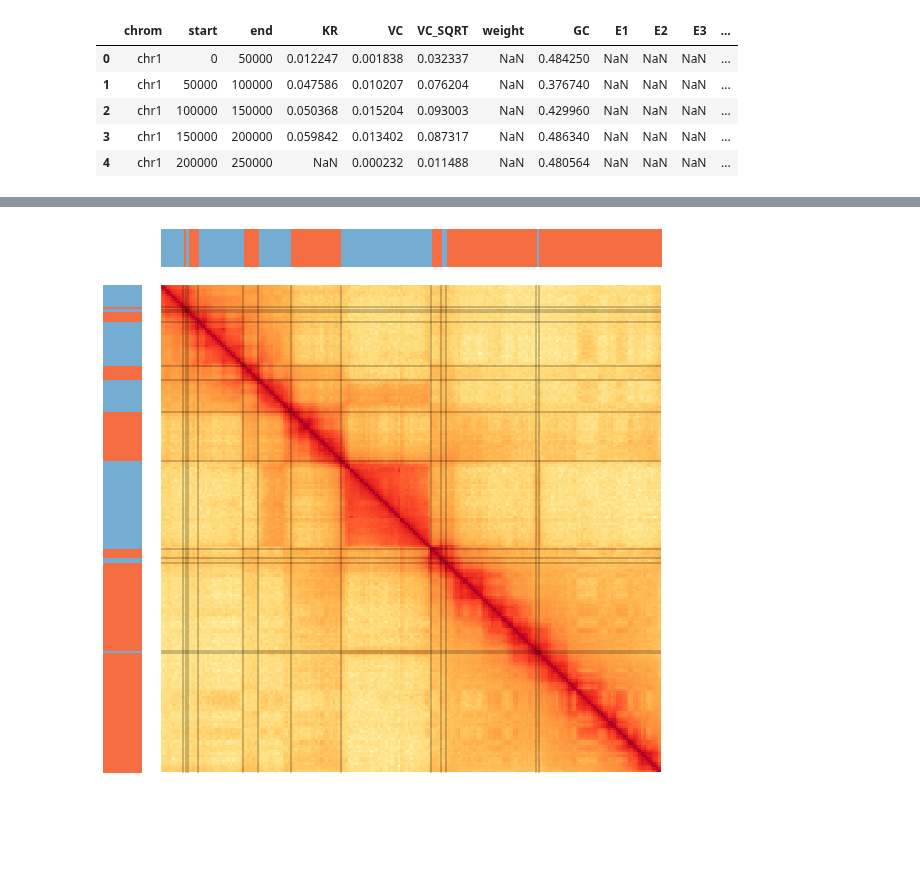
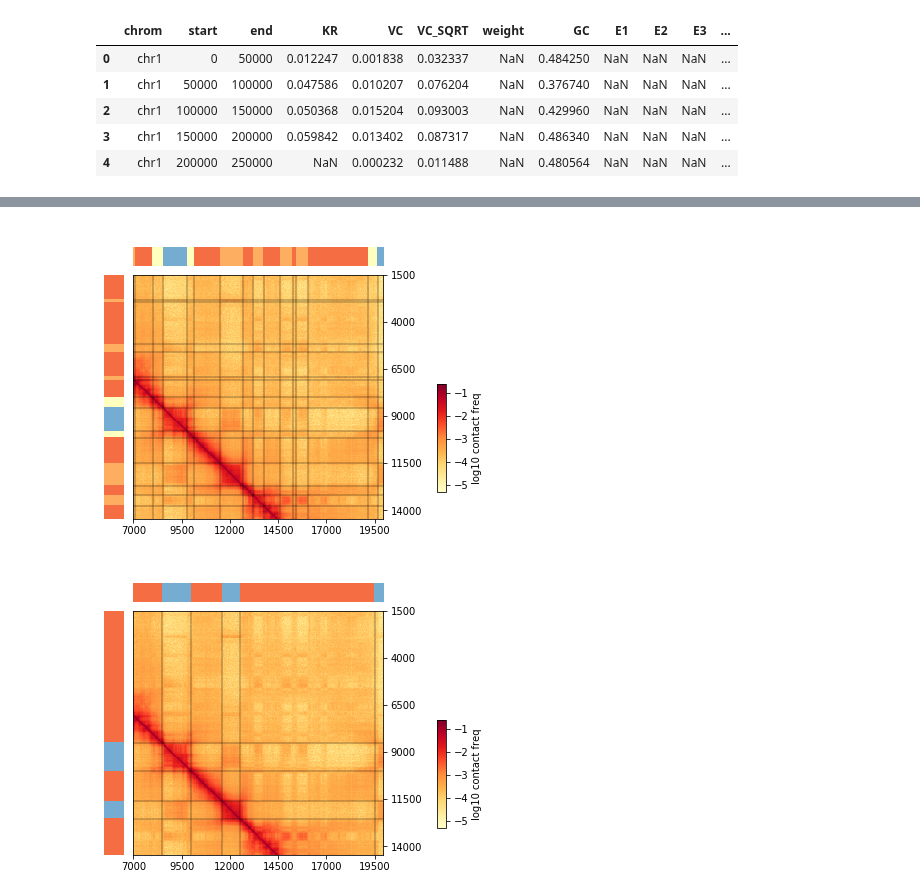
Before and after one commit to luisdiaz1997/HMM3P, a Jupyter notebook: notebooks/Figure1 - plotmap.ipynb, the cells around one changed output, grey strips where cells are left out. Cells and saved outputs as stored; diff of their text form; code cells hidden in the pictures; blank space fills up the shorter version.

```diff
--- a/notebooks/Figure1 - plotmap.ipynb
+++ b/notebooks/Figure1 - plotmap.ipynb
@@ -153,10 +178,22 @@ fig = plotmap(chr19_mat, hmm_track, start1, end1, start2, end2, chrom, hmm)
-# %%
-%matplotlib inline
-chrom = 'chr19'
-hmm= 'binary'
-
-start1, end1 = 650, 850
-start2, end2 = 650, 850
-fig =plotmap(chr19_mat, hmm_track, start1, end1, start2, end2, chrom, hmm)
-# %% [output]
-[figure, removed]
+# %%
+region2 = 'chr19:1,500,000-14,500,000'
+region1 = 'chr19:7,000,000-20,000,000'
+annotation_type = 'HMM3P'
+fig  = plotmap(hic_cooler, hmm_track, region1, region2, annotation_type)
+if saveFigs:
+    plt.savefig(figure_path+'hicseg_'+region1.replace(',','')+'_'+
+                region2.replace(',','')+annotation_type+'.svg',
+                bbox_inches="tight")
+# %% [output]
+[figure, added]
+# %%
+region2 = 'chr19:1,500,000-14,500,000'
+region1 = 'chr19:7,000,000-20,000,000'
+annotation_type = 'binary'
+fig  = plotmap(hic_cooler, hmm_track, region1, region2, annotation_type)
+if saveFigs:
+    plt.savefig(figure_path+'hicseg_'+region1.replace(',','')+'_'+
+                region2.replace(',','')+annotation_type+'.svg',
+                bbox_inches="tight")
+# %% [output]
+[figure, added]
```
Also changed, not shown: parts of 20 cells of this notebook.
